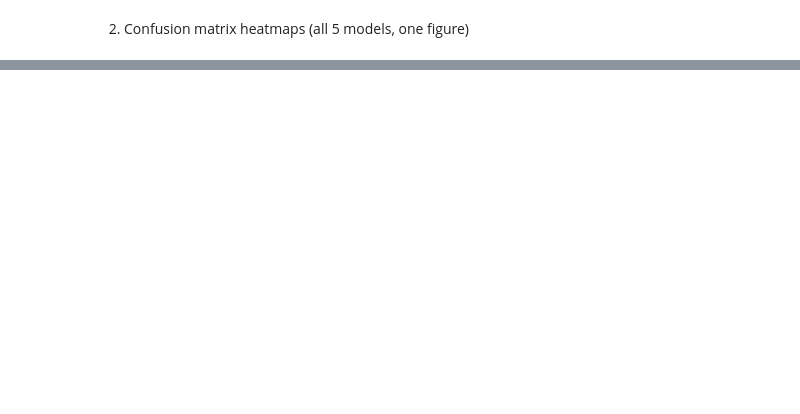
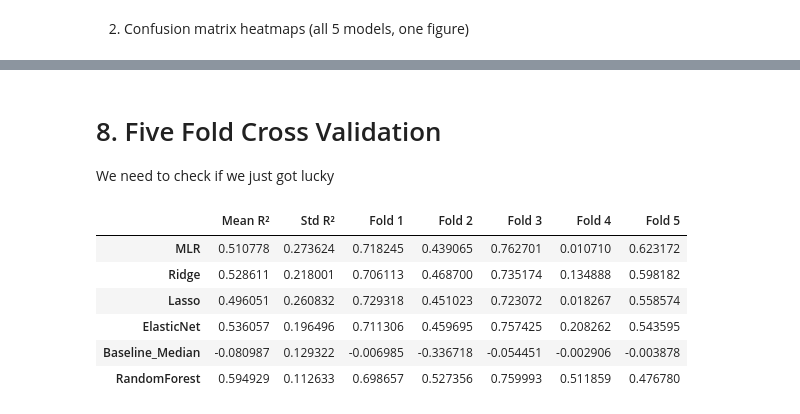
Before and after one commit to ZacharyMalonjao/Capstone2-A3101-Group2-SY26-27, a Jupyter notebook: ipynb_notebooks/02_model_training.ipynb, the cells around one changed output, grey strips where cells are left out. Saved outputs shown, nothing was run; the diff lists cells and outputs as text; code cells hidden in the pictures; blank space fills up the shorter version.

```diff
--- a/ipynb_notebooks/02_model_training.ipynb
+++ b/ipynb_notebooks/02_model_training.ipynb
@@ -438,0 +452,44 @@ Q3: 1,205,326
+# %% [markdown]
+# 8. Five Fold Cross Validation
+We need to check if we just got lucky
+# %%
+from sklearn.model_selection import KFold, cross_val_score
+
+kf = KFold(
+    n_splits=5,
+    shuffle=True,
+    random_state=RANDOM_STATE
+)
+
+cv_results = {}
+
+for name, pipe in pipelines.items():
+    scores = cross_val_score(
+        pipe,
+        X,
+        y,
+        cv=kf,
+        scoring='r2'
+    )
+
+    cv_results[name] = {
+        'Mean R²': scores.mean(),
+        'Std R²': scores.std(),
+        'Fold 1': scores[0],
+        'Fold 2': scores[1],
+        'Fold 3': scores[2],
+        'Fold 4': scores[3],
+        'Fold 5': scores[4]
+    }
+
+cv_results_df = pd.DataFrame(cv_results).T
+
+cv_results_df
+# %% [output]
+|  | Mean R² | Std R² | Fold 1 | Fold 2 | Fold 3 | Fold 4 | Fold 5 |
+| MLR | 0.510778 | 0.273624 | 0.718245 | 0.439065 | 0.762701 | 0.010710 | 0.623172 |
+| Ridge | 0.528611 | 0.218001 | 0.706113 | 0.468700 | 0.735174 | 0.134888 | 0.598182 |
+| Lasso | 0.496051 | 0.260832 | 0.729318 | 0.451023 | 0.723072 | 0.018267 | 0.558574 |
+| ElasticNet | 0.536057 | 0.196496 | 0.711306 | 0.459695 | 0.757425 | 0.208262 | 0.543595 |
+| Baseline_Median | -0.080987 | 0.129322 | -0.006985 | -0.336718 | -0.054451 | -0.002906 | -0.003878 |
+| RandomForest | 0.594929 | 0.112633 | 0.698657 | 0.527356 | 0.759993 | 0.511859 | 0.476780 |
```
Also changed, not shown: parts of 13 cells of this notebook, 11 other files.
